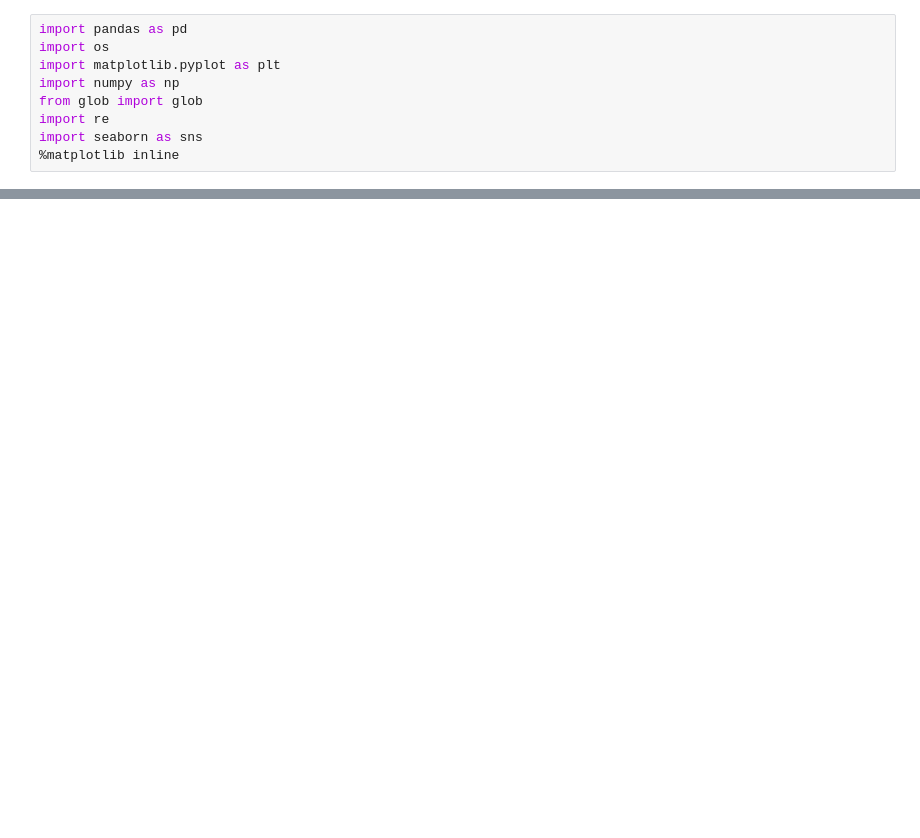
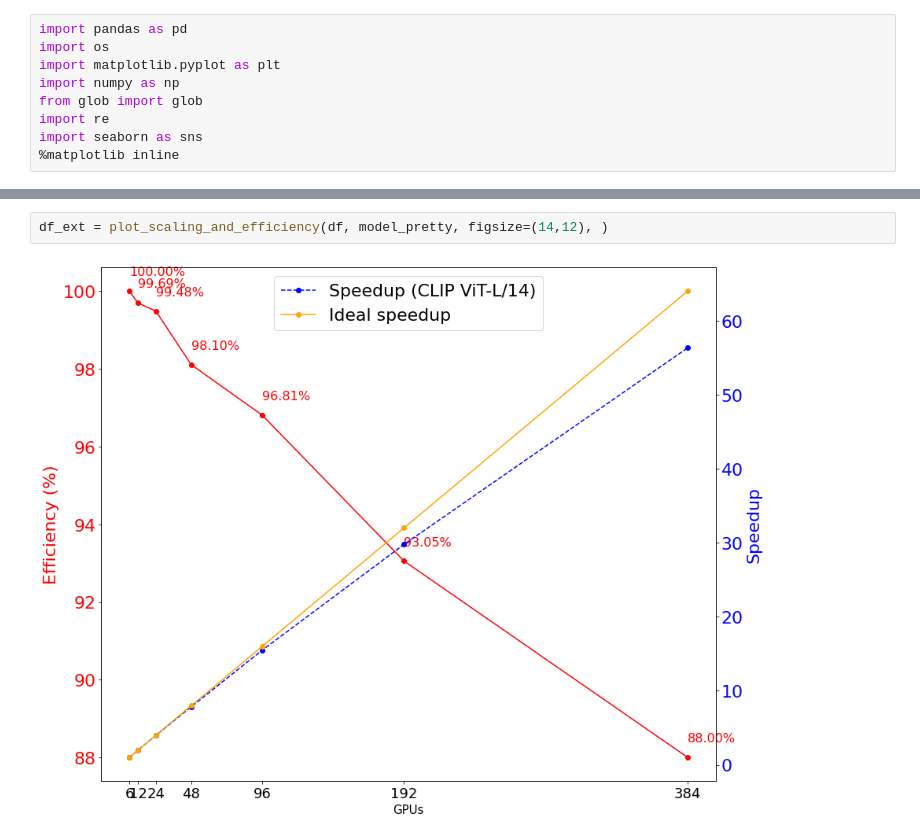
Before and after one commit to mehdidc/open_clip, a Jupyter notebook: scaling_figures.ipynb, the cells around one changed output, grey strips where cells are left out. Cells and saved outputs as stored; diff of their text form; blank space fills up the shorter version.

```diff
--- a/scaling_figures.ipynb
+++ b/scaling_figures.ipynb
@@ -114,3 +160,7 @@ def plot_images_per_sec(df, **kw):
 
     plt.legend(fontsize=22, loc='best')
+# %%
+df_ext = plot_scaling_and_efficiency(df, model_pretty, figsize=(14,12), )
+# %% [output]
+[figure, added]
 # %%
```
Also changed, not shown: parts of 5 cells of this notebook.
